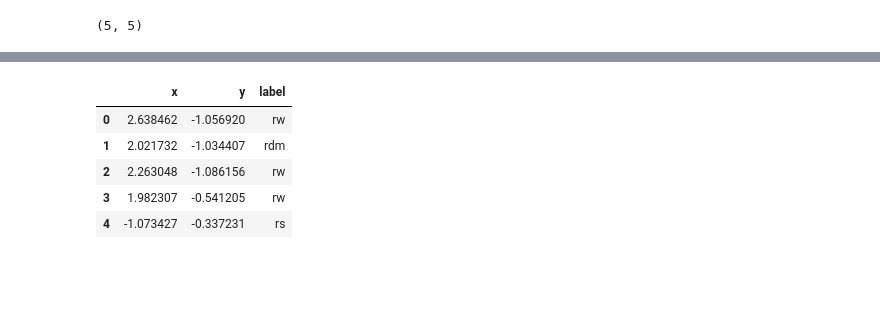
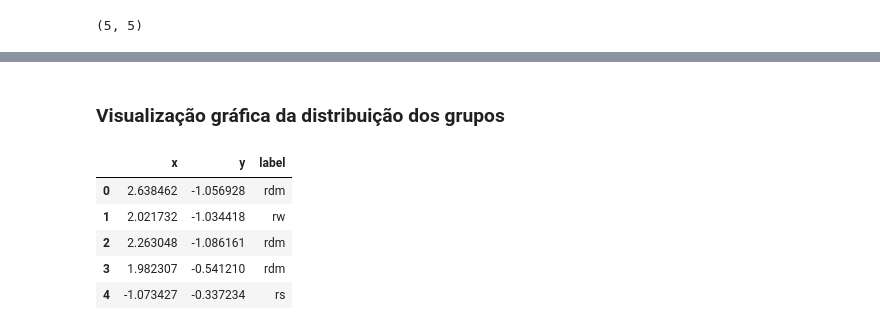
Before and after one commit to alysondantas/world-football-mining, a Jupyter notebook: models/[1 - Grouping] Find recommended player position.ipynb, the cells around one changed output, grey strips where cells are left out. Drawn from its saved outputs; the diff is of its cells as text; code cells hidden in the pictures; blank space fills up the shorter version.

```diff
--- a/models/[1 - Grouping] Find recommended player position.ipynb
+++ b/models/[1 - Grouping] Find recommended player position.ipynb
@@ -50,0 +59,6 @@ fifa_df['kmeans_labels'] = pd.Series(kmeans_labels)
+# %%
+# Calculando o escore de cada modelo
+scores = {}
+for result in clustering_results:
+    scores[result] = silhouette_score(data_X, clustering_results[result])
+scores
@@ -50,0 +67,3 @@ fifa_df['kmeans_labels'] = pd.Series(kmeans_labels)
+# %%
+# Adicionando o grupo predito ao dataset, seguindo o melhor modelo obtido
+fifa_df['predicted_label'] = clustering_results[max(scores)]
@@ -51,5 +72,5 @@ fifa_df['kmeans_labels'] = pd.Series(kmeans_labels)
 # %%
 # Agrupa o dataset pelas labels obtidas por clustering e pega a quantidade jogadores em cada posição
-clusters_positions = fifa_df.groupby('kmeans_labels')['best_pos'].value_counts().to_dict()
+clusters_positions = fifa_df.groupby('predicted_label')['best_pos'].value_counts().to_dict()
 clusters_positions
 # %% [output]
@@ -113,7 +140,7 @@ final_clusters
 # %%
-cluster2name = inv_map = {v: k for k, v in final_clusters.items()} # invertendo o dict
-fifa_df.kmeans_labels.replace(cluster2name, inplace=True)
-(fifa_df.kmeans_labels == fifa_df.best_pos).describe()
+cluster2name = inv_map = {v: k for k, v in final_clusters.items()}
+fifa_df.predicted_label.replace(cluster2name, inplace=True)
+(fifa_df.predicted_label == fifa_df.best_pos).describe()
 # %% [output]
 count     17994
 unique        2
@@ -123,20 +162,22 @@ dtype: object
+# %% [markdown]
+### Visualização gráfica da distribuição dos grupos
 # %%
 # Reduzir as features em 2 para ver a distribuição de grupos
 from sklearn.decomposition import PCA
 pca = PCA(2)
-data_pca = fifa_df.drop(['best_pos', 'kmeans_labels'], axis='columns')
+data_pca = fifa_df.drop(['best_pos', 'predicted_label'], axis='columns')
 data_pca = pca.fit_transform(data_pca)
 
 data_pca = pd.DataFrame(data_pca, columns=['x','y'])
-data_pca['label'] = fifa_df.kmeans_labels
+data_pca['label'] = fifa_df.predicted_label
 data_pca.head()
 # %% [output]
 |  | x | y | label |
-| 0 | 2.638462 | -1.056920 | rw |
-| 1 | 2.021732 | -1.034407 | rdm |
-| 2 | 2.263048 | -1.086156 | rw |
-| 3 | 1.982307 | -0.541205 | rw |
-| 4 | -1.073427 | -0.337231 | rs |
+| 0 | 2.638462 | -1.056928 | rdm |
+| 1 | 2.021732 | -1.034418 | rw |
+| 2 | 2.263048 | -1.086161 | rdm |
+| 3 | 1.982307 | -0.541210 | rdm |
+| 4 | -1.073427 | -0.337234 | rs |
 # %%
 import seaborn as sns
 #plot data with seaborn
```
Also changed, not shown: parts of 19 cells of this notebook, 1 other file.
